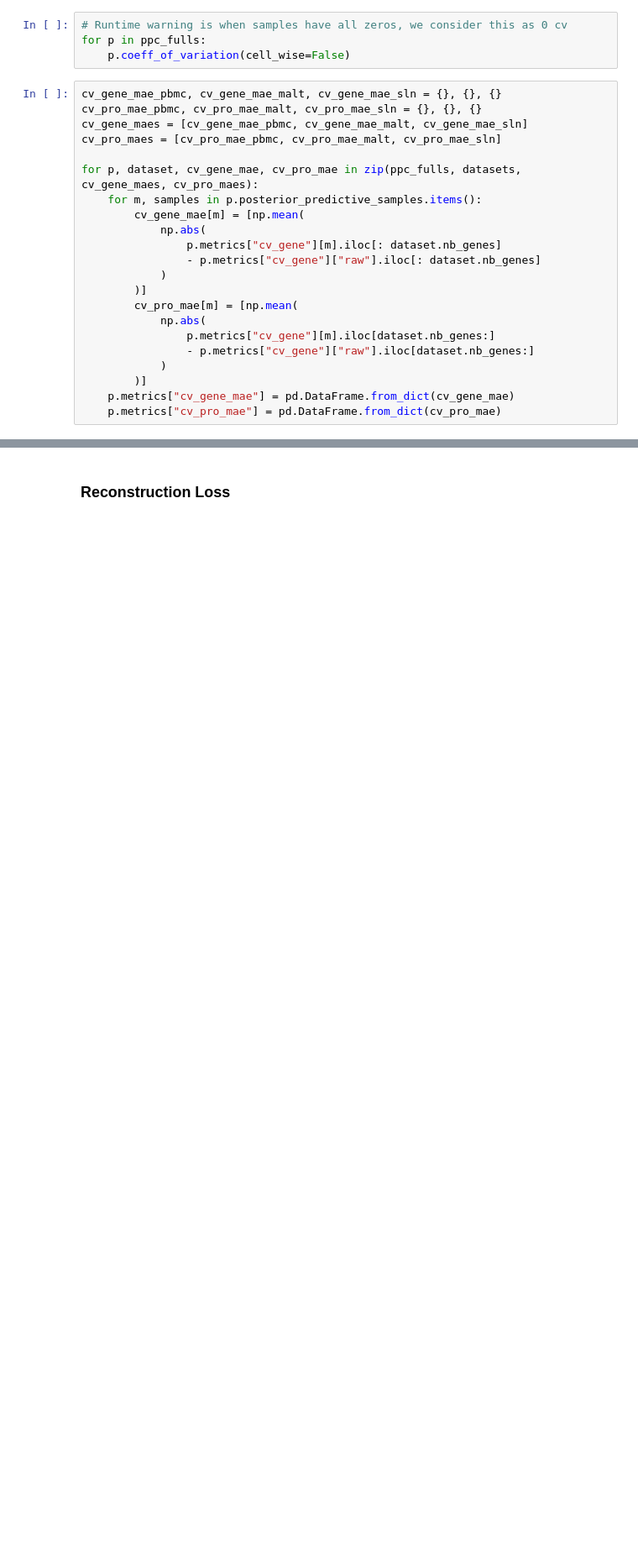
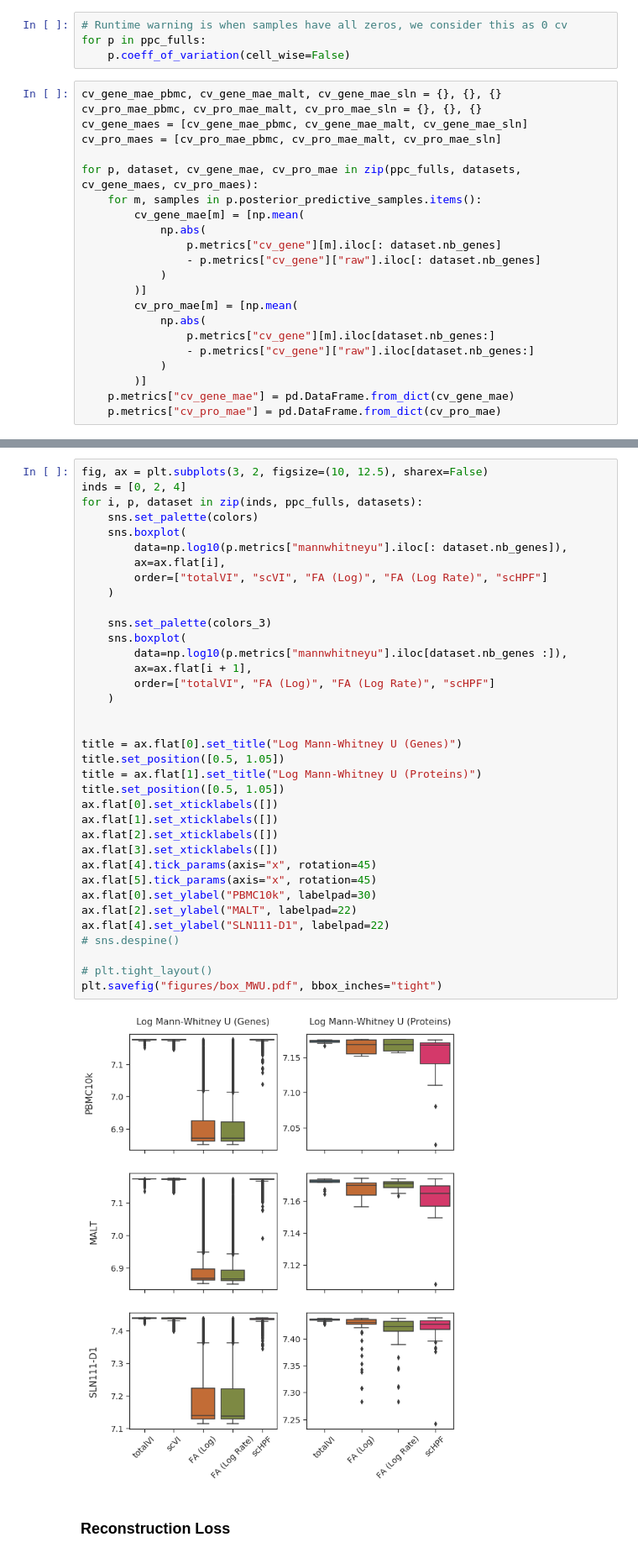
Before and after one commit to YosefLab/totalVI_reproducibility, a Jupyter notebook: model_eval/ppc_pbmc_malt_slnd1_111.ipynb, the cells around one changed output, grey strips where cells are left out. Shown at 84% size. Drawn from its saved outputs; the diff is of its cells as text; blank space fills up the shorter version.

```diff
--- a/model_eval/ppc_pbmc_malt_slnd1_111.ipynb
+++ b/model_eval/ppc_pbmc_malt_slnd1_111.ipynb
@@ -534,3 +631,41 @@ plt.savefig("figures/violins_cv.pdf", bbox_inches="tight")
+# %%
+fig, ax = plt.subplots(3, 2, figsize=(10, 12.5), sharex=False)
+inds = [0, 2, 4]
+for i, p, dataset in zip(inds, ppc_fulls, datasets):
+    sns.set_palette(colors)
+    sns.boxplot(
+        data=np.log10(p.metrics["mannwhitneyu"].iloc[: dataset.nb_genes]),
+        ax=ax.flat[i],
+        order=["totalVI", "scVI", "FA (Log)", "FA (Log Rate)", "scHPF"]
+    )
+
+    sns.set_palette(colors_3)
+    sns.boxplot(
+        data=np.log10(p.metrics["mannwhitneyu"].iloc[dataset.nb_genes :]),
+        ax=ax.flat[i + 1],
+        order=["totalVI", "FA (Log)", "FA (Log Rate)", "scHPF"]
+    )
+
+
+title = ax.flat[0].set_title("Log Mann-Whitney U (Genes)")
+title.set_position([0.5, 1.05])
+title = ax.flat[1].set_title("Log Mann-Whitney U (Proteins)")
+title.set_position([0.5, 1.05])
+ax.flat[0].set_xticklabels([])
+ax.flat[1].set_xticklabels([])
+ax.flat[2].set_xticklabels([])
+ax.flat[3].set_xticklabels([])
+ax.flat[4].tick_params(axis="x", rotation=45)
+ax.flat[5].tick_params(axis="x", rotation=45)
+ax.flat[0].set_ylabel("PBMC10k", labelpad=30)
+ax.flat[2].set_ylabel("MALT", labelpad=22)
+ax.flat[4].set_ylabel("SLN111-D1", labelpad=22)
+# sns.despine()
+
+# plt.tight_layout()
+plt.savefig("figures/box_MWU.pdf", bbox_inches="tight")
+# %% [output]
+[figure, added]
 # %% [markdown]
 ### Reconstruction Loss
 # %%
```
Also changed, not shown: parts of 15 cells of this notebook.
